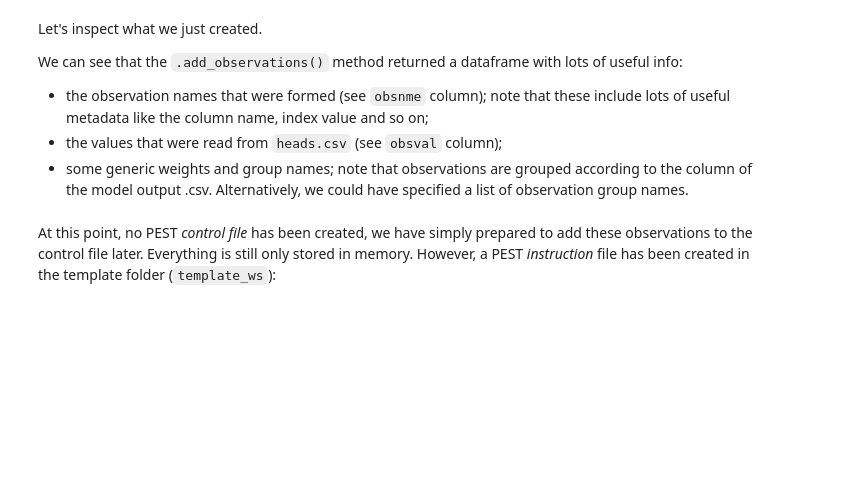
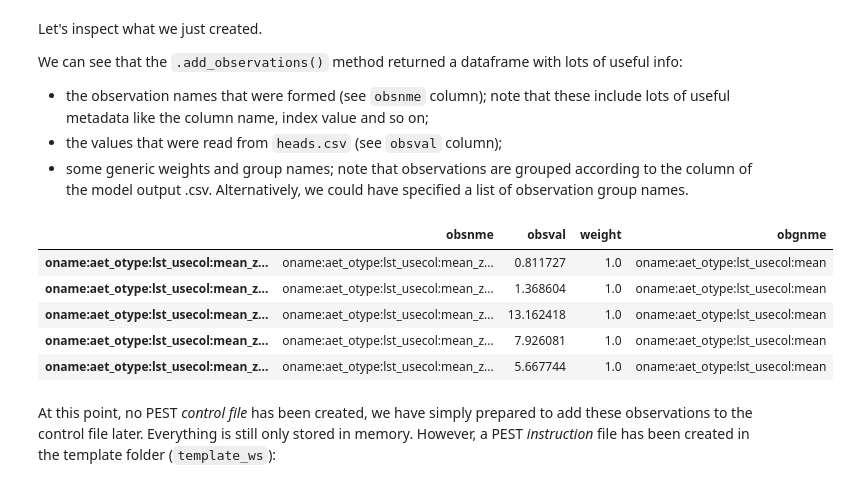
Before and after one commit to smwesten-usgs/swb2_pyemu_pest, a Jupyter notebook: pstfrom_pest_setup/swb_pstfrom_pest_setup.ipynb, the cells around one changed output. Saved outputs shown, nothing was run; the diff lists cells and outputs as text; code cells hidden in the pictures; blank space fills up the shorter version.

```diff
--- a/pstfrom_pest_setup/swb_pstfrom_pest_setup.ipynb
+++ b/pstfrom_pest_setup/swb_pstfrom_pest_setup.ipynb
@@ -137,8 +145,8 @@ We could also specify which rows to include as observations. But observations ar
 
 Let's add observations from `heads.csv`. The first column of this file records the time at which the value is simulated. Let's use that as the index column (this becomes useful later on to post-process results). We want all other columns as observation values.
 # %%
-hds_df = pf.add_observations("heads.csv", # the model output file to read
-                            insfile="heads.csv.ins", #optional, the instruction file name
-                            index_cols="time", #column header to use as index; can also use column number (zero-based) instead of the header name
-                            use_cols=list(df.columns.values), #names of columns that include observation values; can also use column number (zero-based) instead of the header name
-                            prefix="hds") #prefix to all observation names; choose something logical and easy to find. We use it later on to select obsevrations
+aet_df = pf.add_observations("simulated_actual_et.csv", # the model output file to read
+                            #insfile="heads.csv.ins",    # optional, the instruction file name
+                            index_cols=["zone","year","season"],           #column header to use as index; can also use column number (zero-based) instead of the header name
+                            use_cols=['mean'],           #names of columns that include observation values; can also use column number (zero-based) instead of the header name
+                            prefix="aet") #prefix to all observation names; choose something logical and easy to find. We use it later on to select obsevrations
@@ -151,7 +170,14 @@ We can see that the `.add_observations()` method returned a dataframe with lots
  - the values that were read from `heads.csv` (see `obsval` column);
  - some generic weights and group names; note that observations are grouped according to the column of the model output .csv. Alternatively, we could have specified a list of observation group names.
 # %%
-hds_df.head()
+aet_df.head()
+# %% [output]
+|  | obsnme | obsval | weight | obgnme |
+| oname:aet_otype:lst_usecol:mean_z... | oname:aet_otype:lst_usecol:mean_z... | 0.811727 | 1.0 | oname:aet_otype:lst_usecol:mean |
+| oname:aet_otype:lst_usecol:mean_z... | oname:aet_otype:lst_usecol:mean_z... | 1.368604 | 1.0 | oname:aet_otype:lst_usecol:mean |
+| oname:aet_otype:lst_usecol:mean_z... | oname:aet_otype:lst_usecol:mean_z... | 13.162418 | 1.0 | oname:aet_otype:lst_usecol:mean |
+| oname:aet_otype:lst_usecol:mean_z... | oname:aet_otype:lst_usecol:mean_z... | 7.926081 | 1.0 | oname:aet_otype:lst_usecol:mean |
+| oname:aet_otype:lst_usecol:mean_z... | oname:aet_otype:lst_usecol:mean_z... | 5.667744 | 1.0 | oname:aet_otype:lst_usecol:mean |
 # %% [markdown]
 At this point, no PEST *control file* has been created, we have simply prepared to add these observations to the control file later. Everything is still only stored in memory. However, a PEST *instruction* file has been created in the template folder (`template_ws`):
 # %%
```
Also changed, not shown: parts of 15 cells of this notebook, 2 other files.
